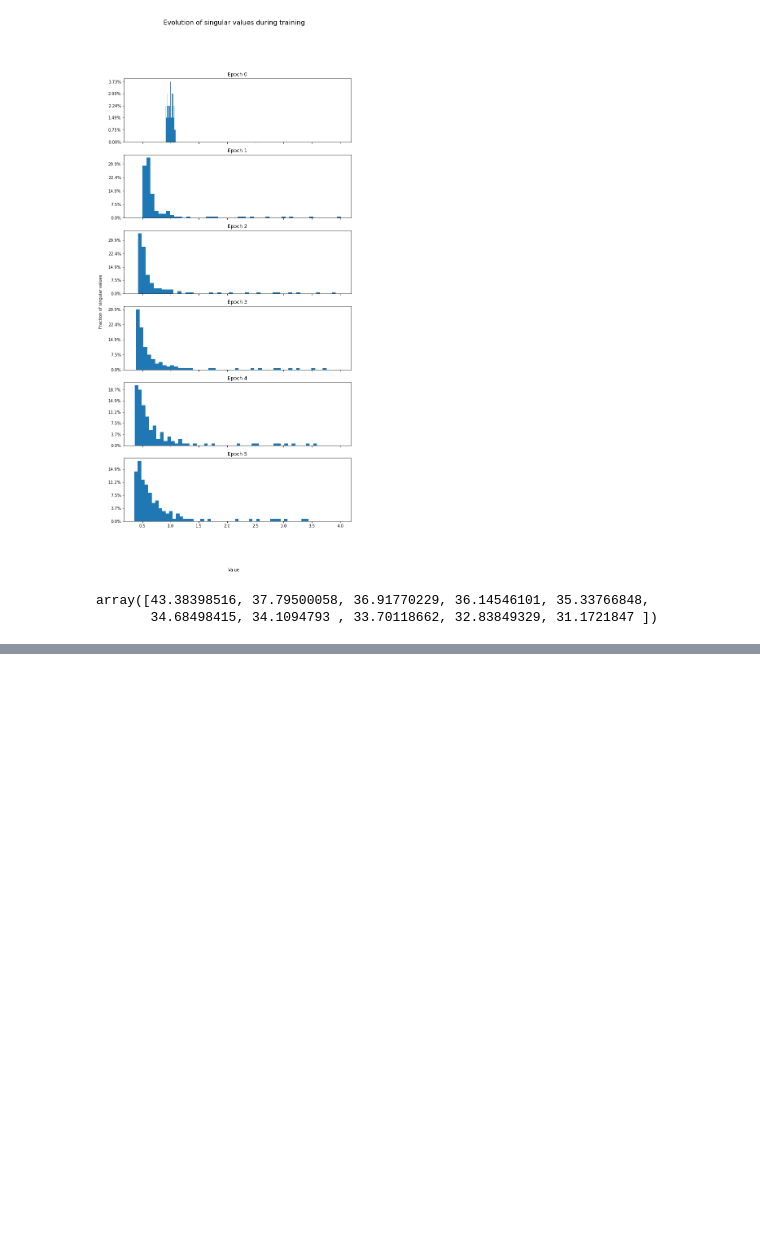
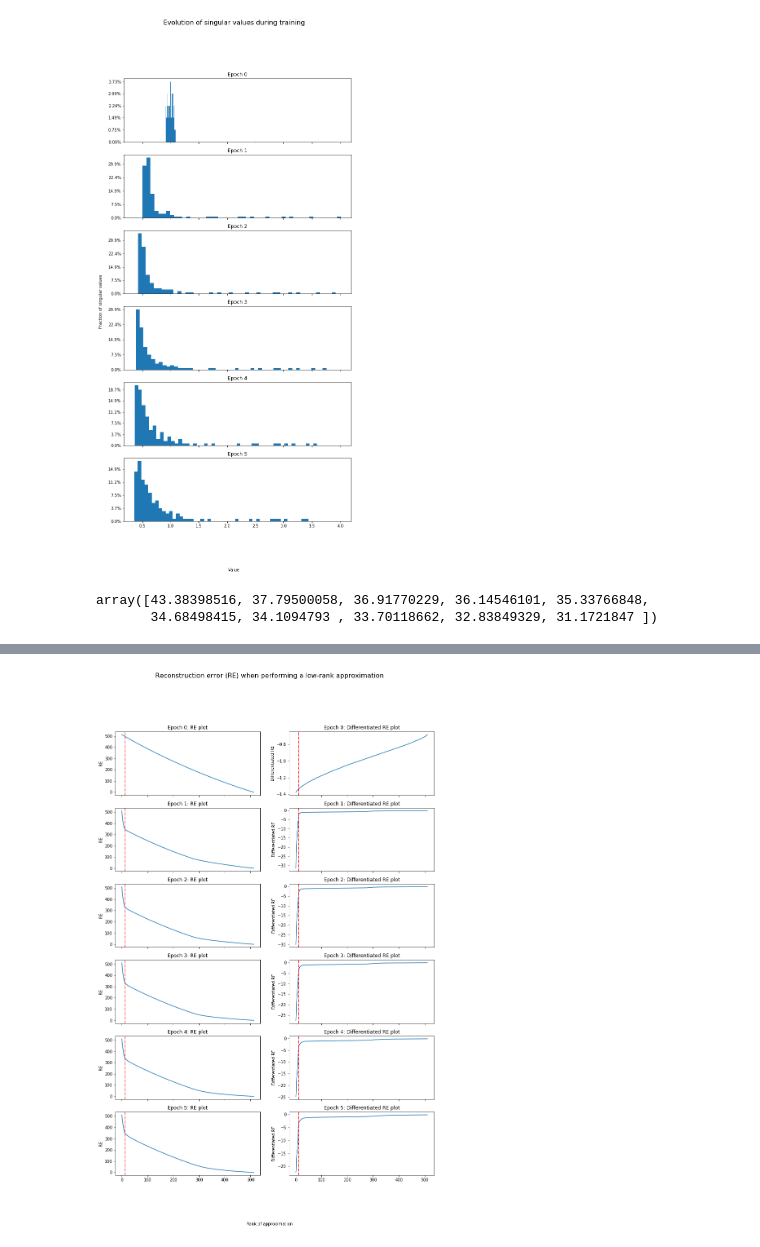
Before and after one commit to jheitmann/Neural-net-pruning, a Jupyter notebook: subspace-analysis.ipynb, the cells around one changed output, grey strips where cells are left out. Cells and saved outputs as stored; diff of their text form; code cells hidden in the pictures; blank space fills up the shorter version.

```diff
--- a/subspace-analysis.ipynb
+++ b/subspace-analysis.ipynb
@@ -456,0 +497,6 @@ array([43.38398516, 37.79500058, 36.91770229, 36.14546101, 35.33766848,
+# %%
+u_test, s_test, vh_test = svd(torch.cat((w[:-1], new_w), 1))
+# %%
+plot_reconstruction_error(s_test)
+# %% [output]
+[figure, added]
```
Also changed, not shown: parts of 11 cells of this notebook.
